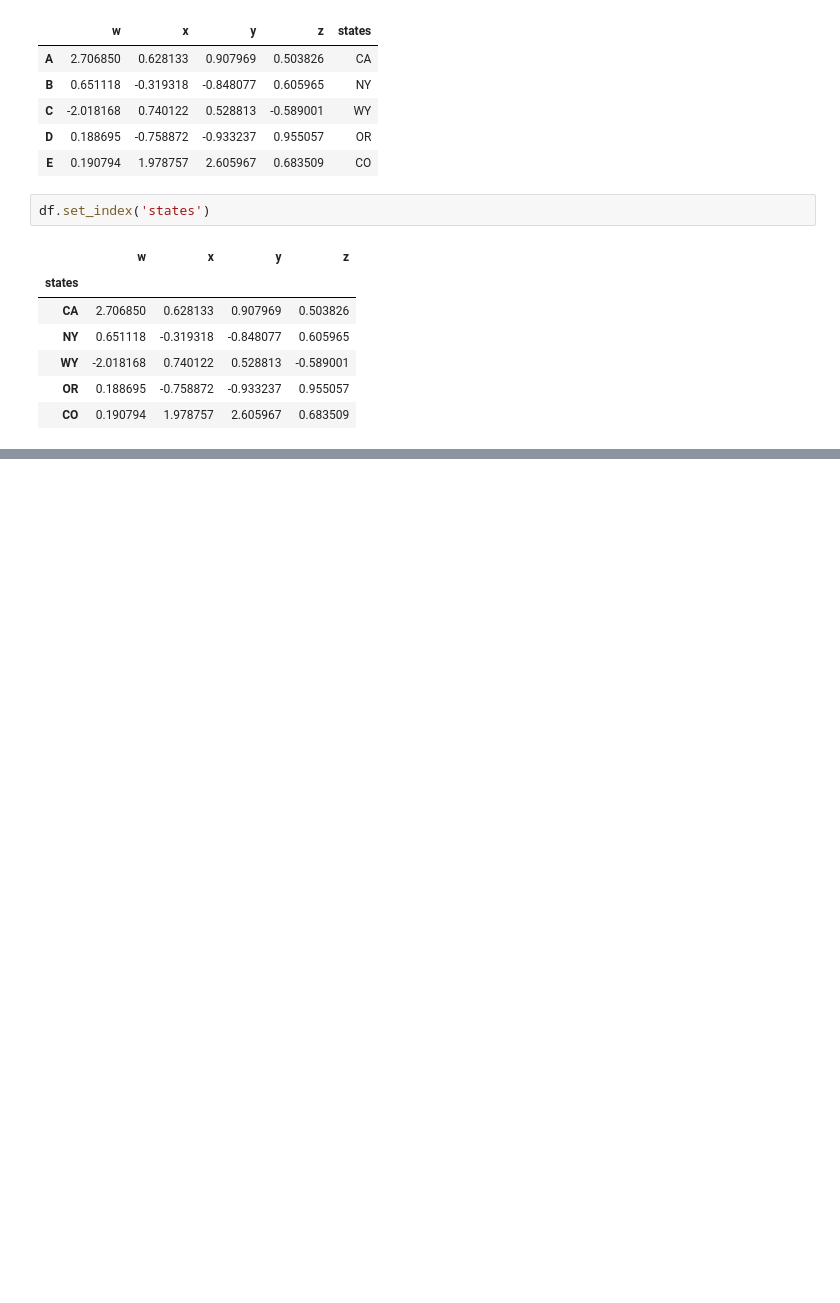
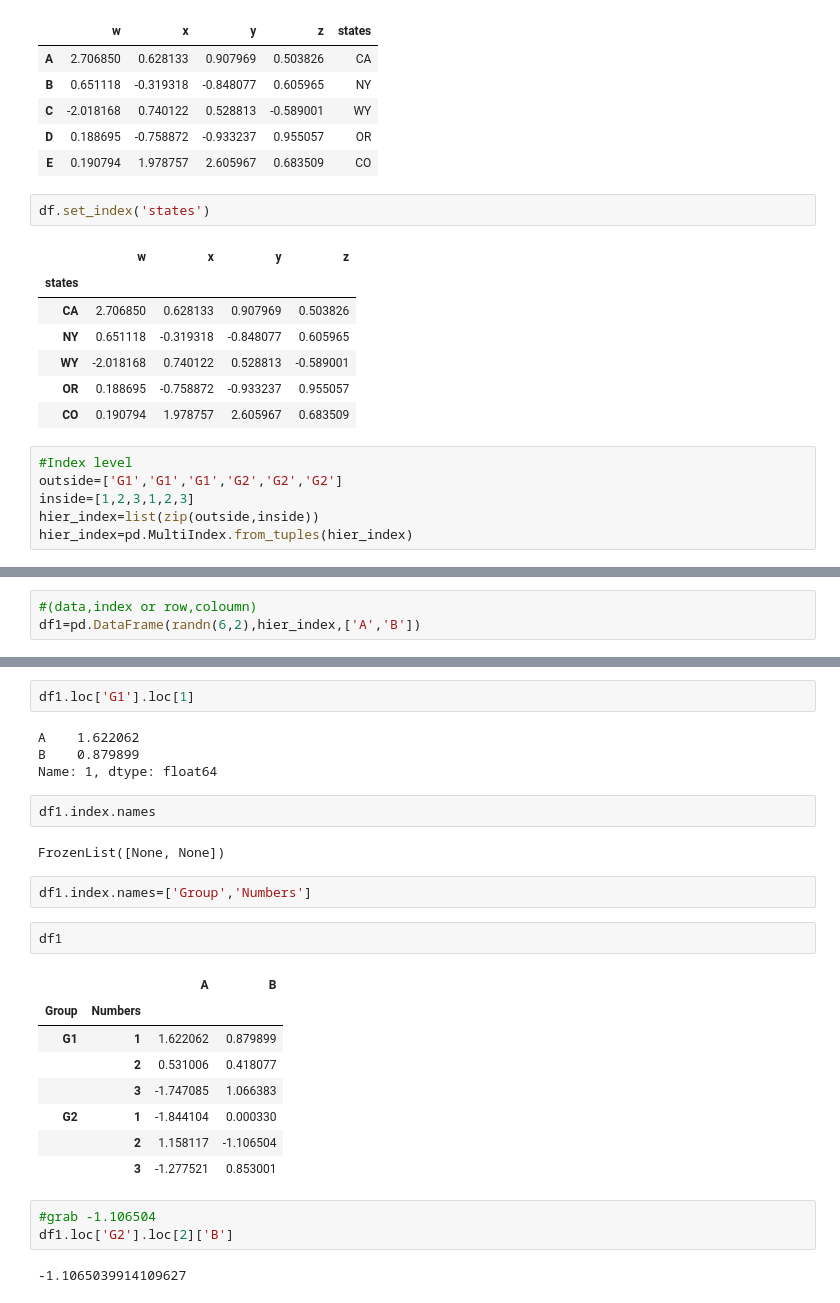
Before and after one commit to mahdis4092/Data-Science-Bootcamp, a Jupyter notebook: 3.Pandas/pandas practice data frame by me.ipynb, the cells around one changed output, grey strips where cells are left out. Drawn from its saved outputs; the diff is of its cells as text; blank space fills up the shorter version.

```diff
--- a/3.Pandas/pandas practice data frame by me.ipynb
+++ b/3.Pandas/pandas practice data frame by me.ipynb
@@ -230,3 +230,9 @@ df.set_index('states')
 | WY | -2.018168 | 0.740122 | 0.528813 | -0.589001 |
 | OR | 0.188695 | -0.758872 | -0.933237 | 0.955057 |
 | CO | 0.190794 | 1.978757 | 2.605967 | 0.683509 |
+# %%
+#Index level
+outside=['G1','G1','G1','G2','G2','G2']
+inside=[1,2,3,1,2,3]
+hier_index=list(zip(outside,inside))
+hier_index=pd.MultiIndex.from_tuples(hier_index)
@@ -232,0 +243,3 @@ df.set_index('states')
+# %%
+#(data,index or row,coloumn)
+df1=pd.DataFrame(randn(6,2),hier_index,['A','B'])
@@ -232,0 +263,28 @@ df.set_index('states')
+# %%
+df1.loc['G1'].loc[1]
+# %% [output]
+A    1.622062
+B    0.879899
+Name: 1, dtype: float64
+# %%
+df1.index.names
+# %% [output]
+FrozenList([None, None])
+# %%
+df1.index.names=['Group','Numbers']
+# %%
+df1
+# %% [output]
+|  |  | A | B |
+| Group | Numbers |  |  |
+| G1 | 1 | 1.622062 | 0.879899 |
+|  | 2 | 0.531006 | 0.418077 |
+|  | 3 | -1.747085 | 1.066383 |
+| G2 | 1 | -1.844104 | 0.000330 |
+|  | 2 | 1.158117 | -1.106504 |
+|  | 3 | -1.277521 | 0.853001 |
+# %%
+#grab -1.106504
+df1.loc['G2'].loc[2]['B']
+# %% [output]
+-1.1065039914109627
```
Also changed, not shown: parts of 4 cells of this notebook, 1 other file.
